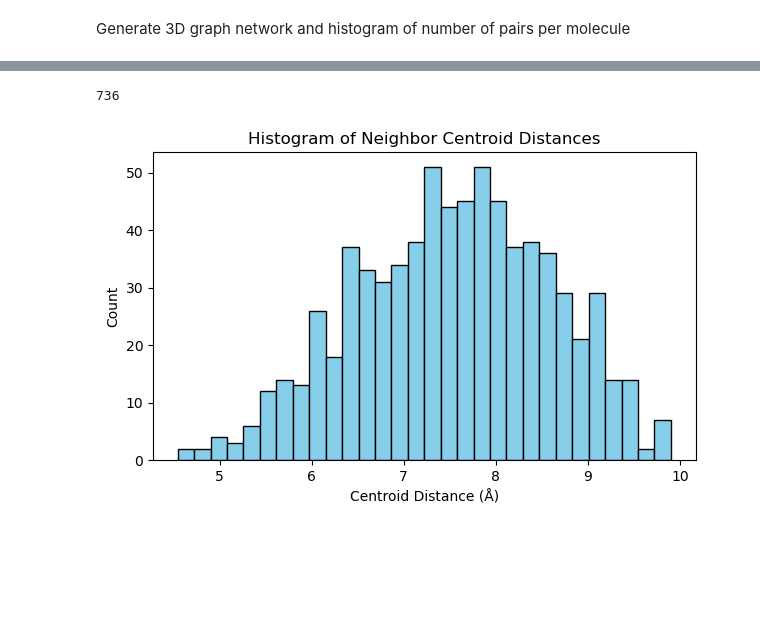
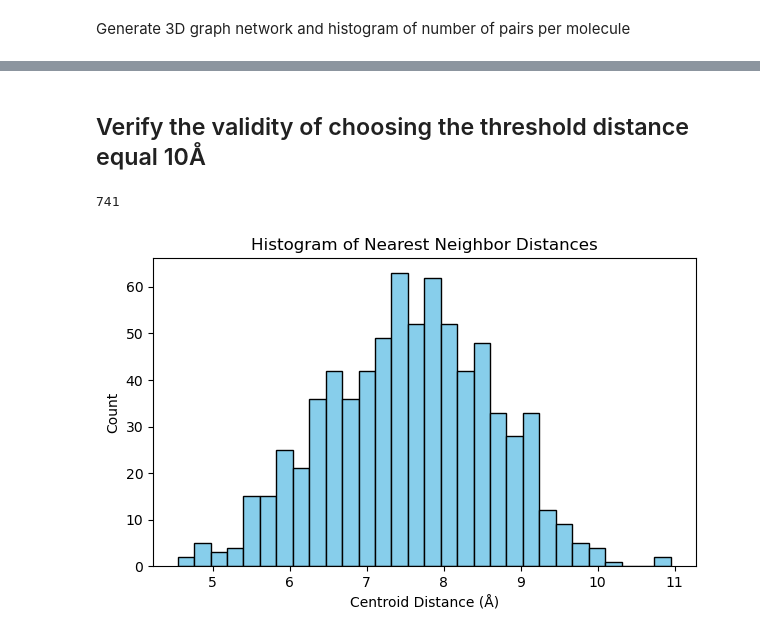
Before and after one commit to QMathsdude/kmc-charge-transport-organic-semiconductor, a Jupyter notebook: notebooks/08_/main_pipeline.ipynb, the cells around one changed output, grey strips where cells are left out. Saved outputs shown, nothing was run; the diff lists cells and outputs as text; code cells hidden in the pictures; blank space fills up the shorter version.

```diff
--- a/notebooks/08_/main_pipeline.ipynb
+++ b/notebooks/08_/main_pipeline.ipynb
@@ -200,30 +197,34 @@ Average pairs per molecule: 2.731512325116589
 [figure]
+# %% [markdown]
+## Verify the validity of choosing the threshold distance equal 10Å
 # %%
 from utils.blocking_algo import get_neighbor_candidates
 
-neighbor_candidates = get_neighbor_candidates(box_dimensions, centroids, k=1, threshold_distance=30)
+# List of nearest neighbor pairs
+nearest_neighbors = get_neighbor_candidates(box_dimensions, centroids, k=1, threshold_distance=30)
 # %%
-len(neighbor_candidates)
+len(nearest_neighbors)
 # %% [output]
-736
+741
 # %%
-# Calculate and store distances between neighbor candidate pairs using centroids
+# Calculate and store distances between nearest neighbors pairs using centroids
 neighbor_distances = {}
 
-for i, j in neighbor_candidates:
+for i, j in nearest_neighbors:
     c_i = centroids[i]
     c_j = centroids[j]
     dist = mh.mic_distance(c_i, c_j, box_dimensions)
     neighbor_distances[(i, j)] = dist
 
 # Get the list of distances
 distances = list(neighbor_distances.values())
 
+# Plot the histogram for distances
 plt.figure(figsize=(7,4))
 plt.hist(distances, bins=30, color='skyblue', edgecolor='k')
 plt.xlabel('Centroid Distance (Å)')
 plt.ylabel('Count')
-plt.title('Histogram of Neighbor Centroid Distances')
+plt.title('Histogram of Nearest Neighbor Distances')
 plt.show()
 # %% [output]
-[figure, old version]
+[figure, new version]
```
Also changed, not shown: parts of 4 cells of this notebook, 5 other files.
